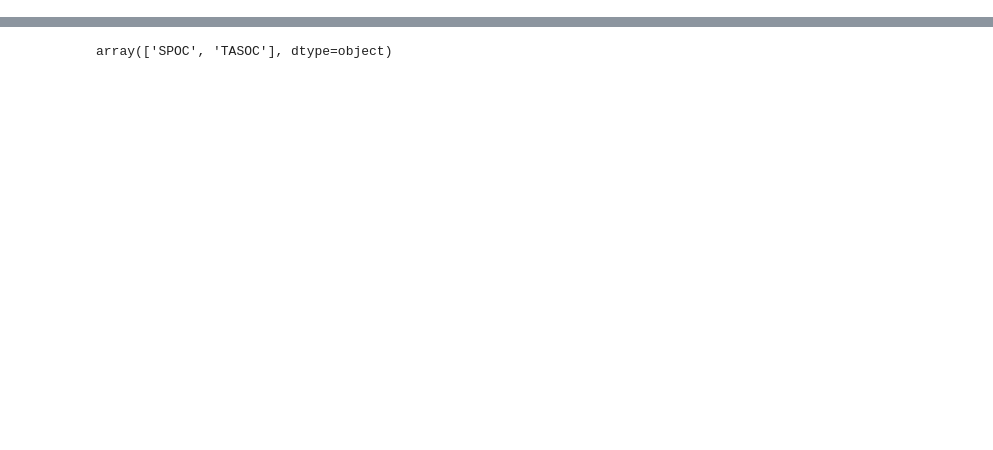
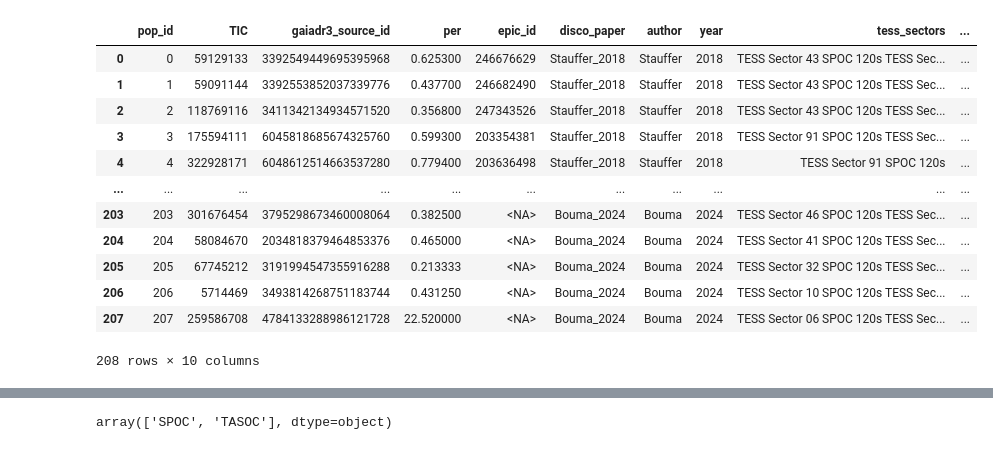
Before and after one commit to sarahedraves/SRMP-JMAG-Sarah, a Jupyter notebook: makingtable/formatlightcurvetable.ipynb, the cells around one changed output, grey strips where cells are left out. Cells and saved outputs as stored; diff of their text form; code cells hidden in the pictures; blank space fills up the shorter version.

```diff
--- a/makingtable/formatlightcurvetable.ipynb
+++ b/makingtable/formatlightcurvetable.ipynb
@@ -53,5 +53,19 @@ ticdf=tics.to_pandas()
 # %%
-# id_table
+id_table
+# %% [output]
+|  | pop_id | TIC | gaiadr3_source_id | per | epic_id | disco_paper | author | year | tess_sectors | ... |
+| 0 | 0 | 59129133 | 3392549449695395968 | 0.625300 | 246676629 | Stauffer_2018 | Stauffer | 2018 | TESS Sector 43 SPOC 120s TESS Sec... | ... |
+| 1 | 1 | 59091144 | 3392553852037339776 | 0.437700 | 246682490 | Stauffer_2018 | Stauffer | 2018 | TESS Sector 43 SPOC 120s TESS Sec... | ... |
+| 2 | 2 | 118769116 | 3411342134934571520 | 0.356800 | 247343526 | Stauffer_2018 | Stauffer | 2018 | TESS Sector 43 SPOC 120s TESS Sec... | ... |
+| 3 | 3 | 175594111 | 6045818685674325760 | 0.599300 | 203354381 | Stauffer_2018 | Stauffer | 2018 | TESS Sector 91 SPOC 120s TESS Sec... | ... |
+| 4 | 4 | 322928171 | 6048612514663537280 | 0.779400 | 203636498 | Stauffer_2018 | Stauffer | 2018 | TESS Sector 91 SPOC 120s | ... |
+| ... | ... | ... | ... | ... | ... | ... | ... | ... | ... | ... |
+| 203 | 203 | 301676454 | 3795298673460008064 | 0.382500 | <NA> | Bouma_2024 | Bouma | 2024 | TESS Sector 46 SPOC 120s TESS Sec... | ... |
+| 204 | 204 | 58084670 | 2034818379464853376 | 0.465000 | <NA> | Bouma_2024 | Bouma | 2024 | TESS Sector 41 SPOC 120s TESS Sec... | ... |
+| 205 | 205 | 67745212 | 3191994547355916288 | 0.213333 | <NA> | Bouma_2024 | Bouma | 2024 | TESS Sector 32 SPOC 120s TESS Sec... | ... |
+| 206 | 206 | 5714469 | 3493814268751183744 | 0.431250 | <NA> | Bouma_2024 | Bouma | 2024 | TESS Sector 10 SPOC 120s TESS Sec... | ... |
+| 207 | 207 | 259586708 | 4784133288986121728 | 22.520000 | <NA> | Bouma_2024 | Bouma | 2024 | TESS Sector 06 SPOC 120s TESS Sec... | ... |
+208 rows × 10 columns
 # %%
 epicdf=epics.to_pandas()
 # %%
```
Also changed, not shown: parts of 13 cells of this notebook, 29 other files.
